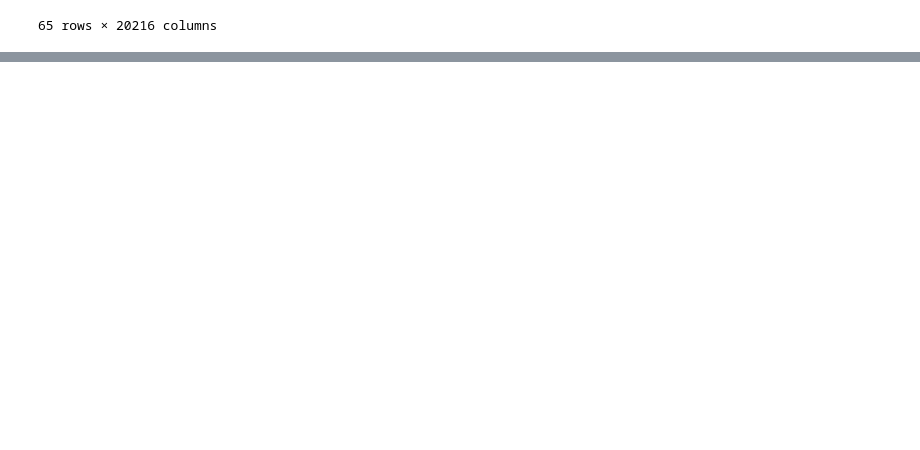
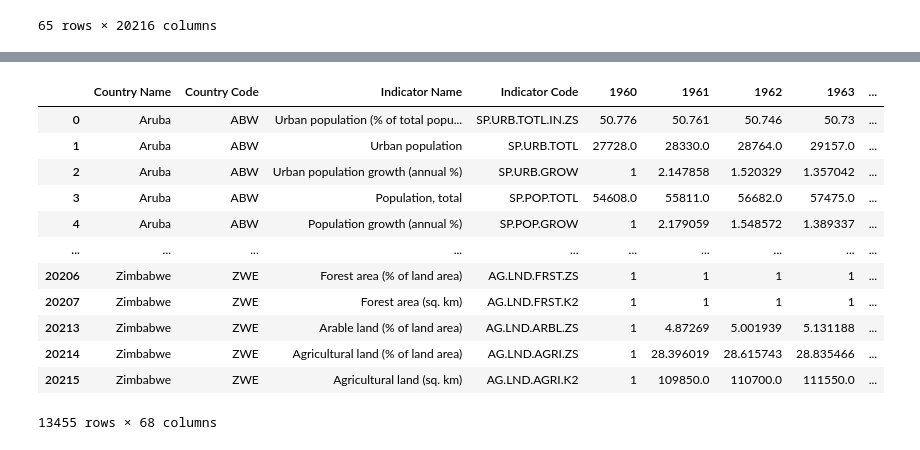
Before and after one commit to MShoaibManzoor/Applied-Data-Science-Assignment-2, a Jupyter notebook: BatchTest.ipynb, the cells around one changed output, grey strips where cells are left out. Drawn from its saved outputs; the diff is of its cells as text; code cells hidden in the pictures; blank space fills up the shorter version.

```diff
--- a/BatchTest.ipynb
+++ b/BatchTest.ipynb
@@ -144,0 +170,16 @@ raw_wbdata_test
+# %%
+cleaned_data
+# %% [output]
+|  | Country Name | Country Code | Indicator Name | Indicator Code | 1960 | 1961 | 1962 | 1963 | ... |
+| 0 | Aruba | ABW | Urban population (% of total popu... | SP.URB.TOTL.IN.ZS | 50.776 | 50.761 | 50.746 | 50.73 | ... |
+| 1 | Aruba | ABW | Urban population | SP.URB.TOTL | 27728.0 | 28330.0 | 28764.0 | 29157.0 | ... |
+| 2 | Aruba | ABW | Urban population growth (annual %) | SP.URB.GROW | 1 | 2.147858 | 1.520329 | 1.357042 | ... |
+| 3 | Aruba | ABW | Population, total | SP.POP.TOTL | 54608.0 | 55811.0 | 56682.0 | 57475.0 | ... |
+| 4 | Aruba | ABW | Population growth (annual %) | SP.POP.GROW | 1 | 2.179059 | 1.548572 | 1.389337 | ... |
+| ... | ... | ... | ... | ... | ... | ... | ... | ... | ... |
+| 20206 | Zimbabwe | ZWE | Forest area (% of land area) | AG.LND.FRST.ZS | 1 | 1 | 1 | 1 | ... |
+| 20207 | Zimbabwe | ZWE | Forest area (sq. km) | AG.LND.FRST.K2 | 1 | 1 | 1 | 1 | ... |
+| 20213 | Zimbabwe | ZWE | Arable land (% of land area) | AG.LND.ARBL.ZS | 1 | 4.87269 | 5.001939 | 5.131188 | ... |
+| 20214 | Zimbabwe | ZWE | Agricultural land (% of land area) | AG.LND.AGRI.ZS | 1 | 28.396019 | 28.615743 | 28.835466 | ... |
+| 20215 | Zimbabwe | ZWE | Agricultural land (sq. km) | AG.LND.AGRI.K2 | 1 | 109850.0 | 110700.0 | 111550.0 | ... |
+13455 rows × 68 columns
```
Also changed, not shown: parts of 21 cells of this notebook, 3 other files.
